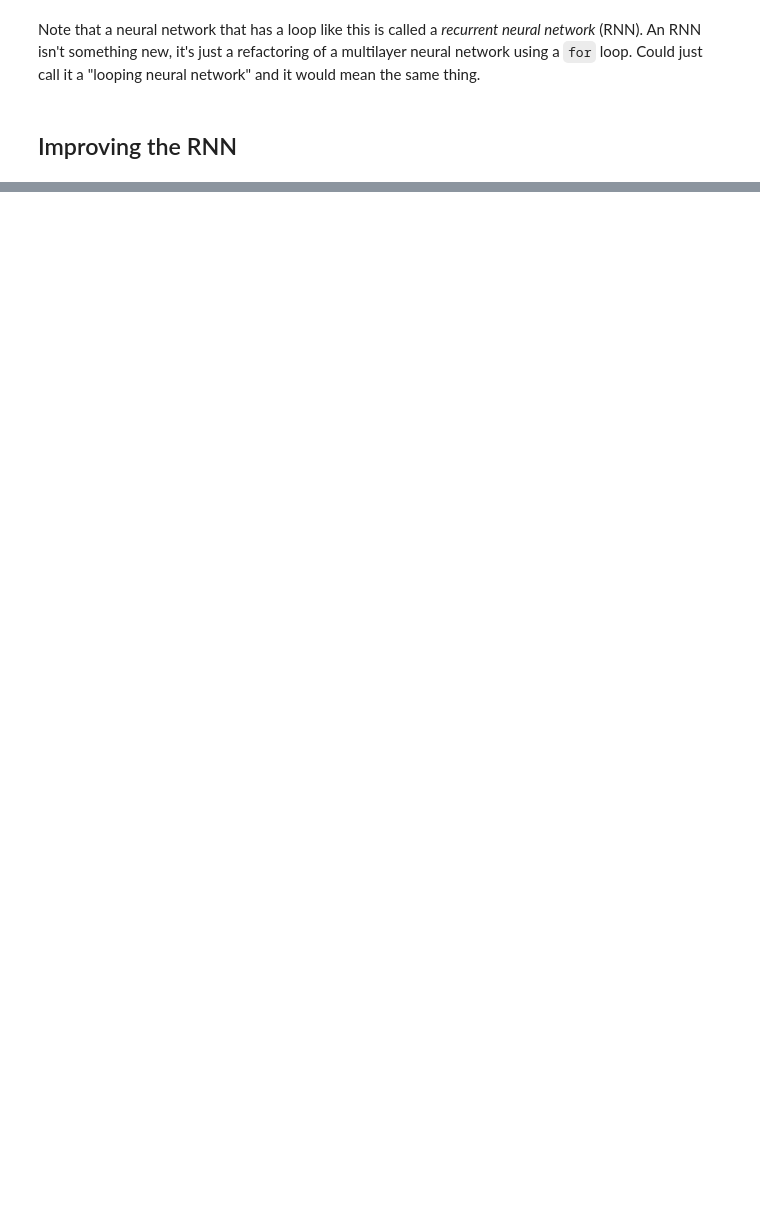
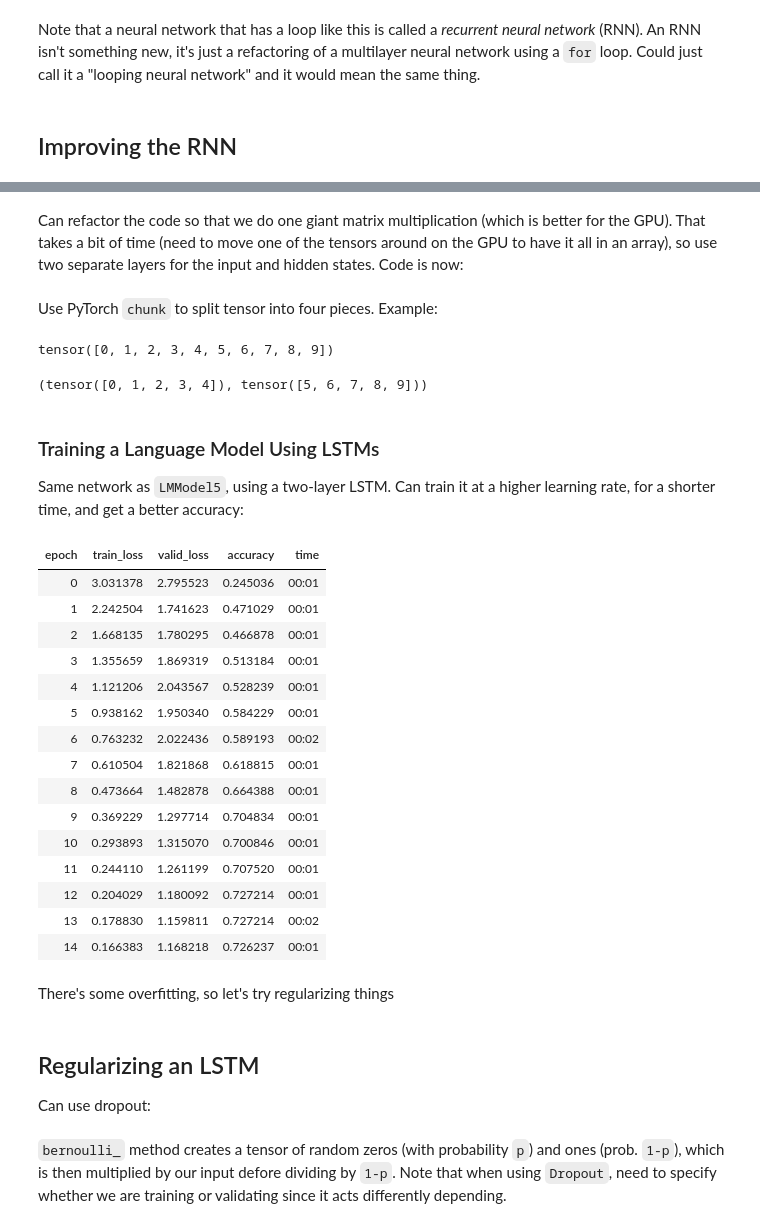
Before and after one commit to joshgregory42/practical_deep_learning, a Jupyter notebook: ch_12_nlp_dive.ipynb, the cells around one changed output, grey strips where cells are left out. Cells and saved outputs as stored; diff of their text form; code cells hidden in the pictures; blank space fills up the shorter version.

```diff
--- a/ch_12_nlp_dive.ipynb
+++ b/ch_12_nlp_dive.ipynb
@@ -174,0 +445,2 @@ Note that a neural network that has a loop like this is called a *recurrent neur
+# %% [markdown]
+Can refactor the code so that we do one giant matrix multiplication (which is better for the GPU). That takes a bit of time (need to move one of the tensors around on the GPU to have it all in an array), so use two separate layers for the input and hidden states. Code is now:
@@ -174,0 +464,57 @@ Note that a neural network that has a loop like this is called a *recurrent neur
+# %% [markdown]
+Use PyTorch `chunk` to split tensor into four pieces. Example:
+# %%
+t = torch.arange(0, 10); t
+# %% [output]
+tensor([0, 1, 2, 3, 4, 5, 6, 7, 8, 9])
+# %%
+t.chunk(2)
+# %% [output]
+(tensor([0, 1, 2, 3, 4]), tensor([5, 6, 7, 8, 9]))
+# %% [markdown]
+### Training a Language Model Using LSTMs
+
+Same network as `LMModel5`, using a two-layer LSTM. Can train it at a higher learning rate, for a shorter time, and get a better accuracy:
+# %%
+class LMModel6(Module):
+    def __init__(self, vocab_sz, n_hidden, n_layers):
+        self.i_h = nn.Embedding(vocab_sz, n_hidden)
+        self.rnn = nn.LSTM(n_hidden, n_hidden, n_layers, batch_first=True)
+        self.h_o = nn.Linear(n_hidden, vocab_sz)
+        self.h = [torch.zeros(n_layers, bs, n_hidden) for _ in range(2)]
+
+    def forward(self, x):
+        res,h = self.rnn(self.i_h(x), self.h)
+        self.h = [h_.detach() for h_ in h]
+        return self.h_o(res)
+
+    def reset(self):
+        for h in self.h: h.zero_()
+# %%
+learn = Learner(dls, LMModel6(len(vocab), 64, 2),
+                loss_func=CrossEntropyLossFlat(),
+                metrics=accuracy, cbs=ModelResetter)
+learn.fit_one_cycle(15, 1e-2)
+# %% [output]
+| epoch | train_loss | valid_loss | accuracy | time |
+| 0 | 3.031378 | 2.795523 | 0.245036 | 00:01 |
+| 1 | 2.242504 | 1.741623 | 0.471029 | 00:01 |
+| 2 | 1.668135 | 1.780295 | 0.466878 | 00:01 |
+| 3 | 1.355659 | 1.869319 | 0.513184 | 00:01 |
+| 4 | 1.121206 | 2.043567 | 0.528239 | 00:01 |
+| 5 | 0.938162 | 1.950340 | 0.584229 | 00:01 |
+| 6 | 0.763232 | 2.022436 | 0.589193 | 00:02 |
+| 7 | 0.610504 | 1.821868 | 0.618815 | 00:01 |
+| 8 | 0.473664 | 1.482878 | 0.664388 | 00:01 |
+| 9 | 0.369229 | 1.297714 | 0.704834 | 00:01 |
+| 10 | 0.293893 | 1.315070 | 0.700846 | 00:01 |
+| 11 | 0.244110 | 1.261199 | 0.707520 | 00:01 |
+| 12 | 0.204029 | 1.180092 | 0.727214 | 00:01 |
+| 13 | 0.178830 | 1.159811 | 0.727214 | 00:02 |
+| 14 | 0.166383 | 1.168218 | 0.726237 | 00:01 |
+# %% [markdown]
+There's some overfitting, so let's try regularizing things
+# %% [markdown]
+## Regularizing an LSTM
+
+Can use dropout:
@@ -174,0 +529,2 @@ Note that a neural network that has a loop like this is called a *recurrent neur
+# %% [markdown]
+`bernoulli_` method creates a tensor of random zeros (with probability `p`) and ones (prob. `1-p`), which is then multiplied by our input defore dividing by `1-p`. Note that when using `Dropout`, need to specify whether we are training or validating since it acts differently depending.
```
Also changed, not shown: parts of 37 cells of this notebook.
